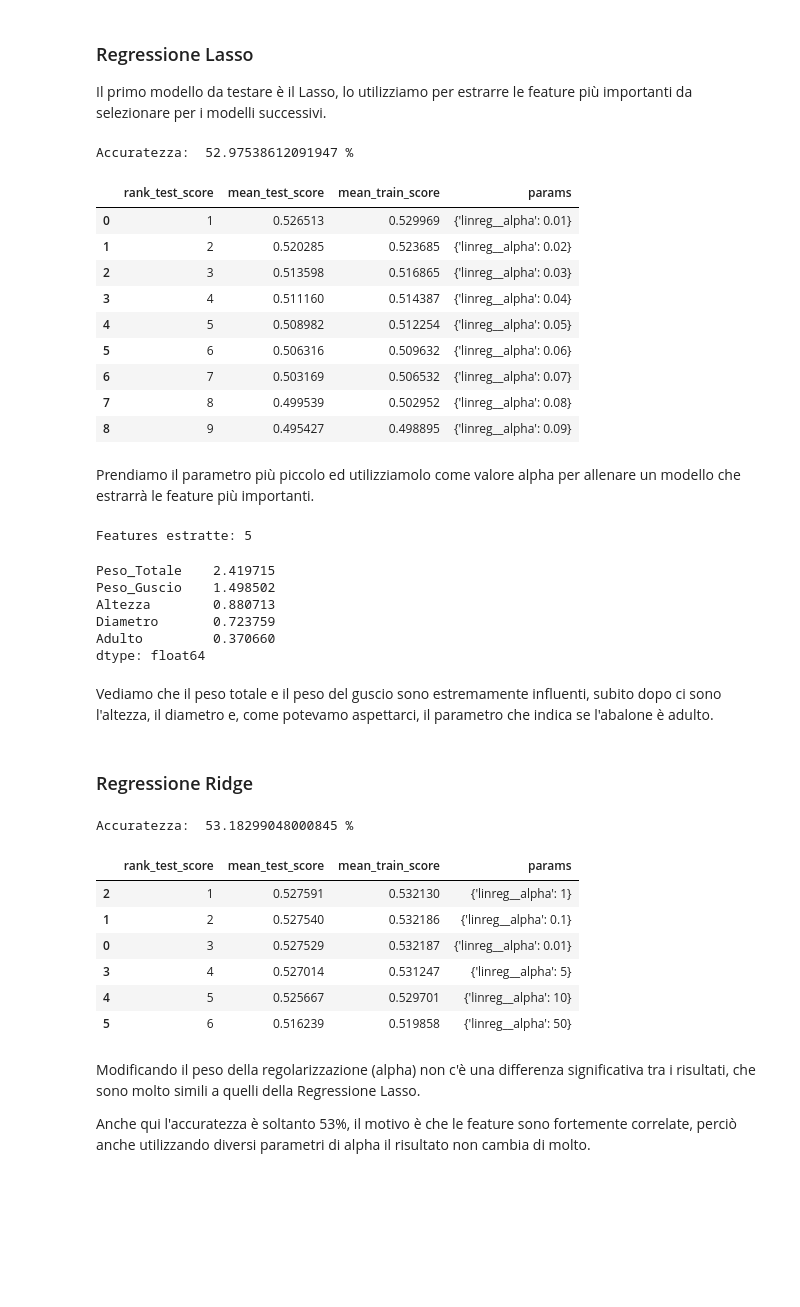
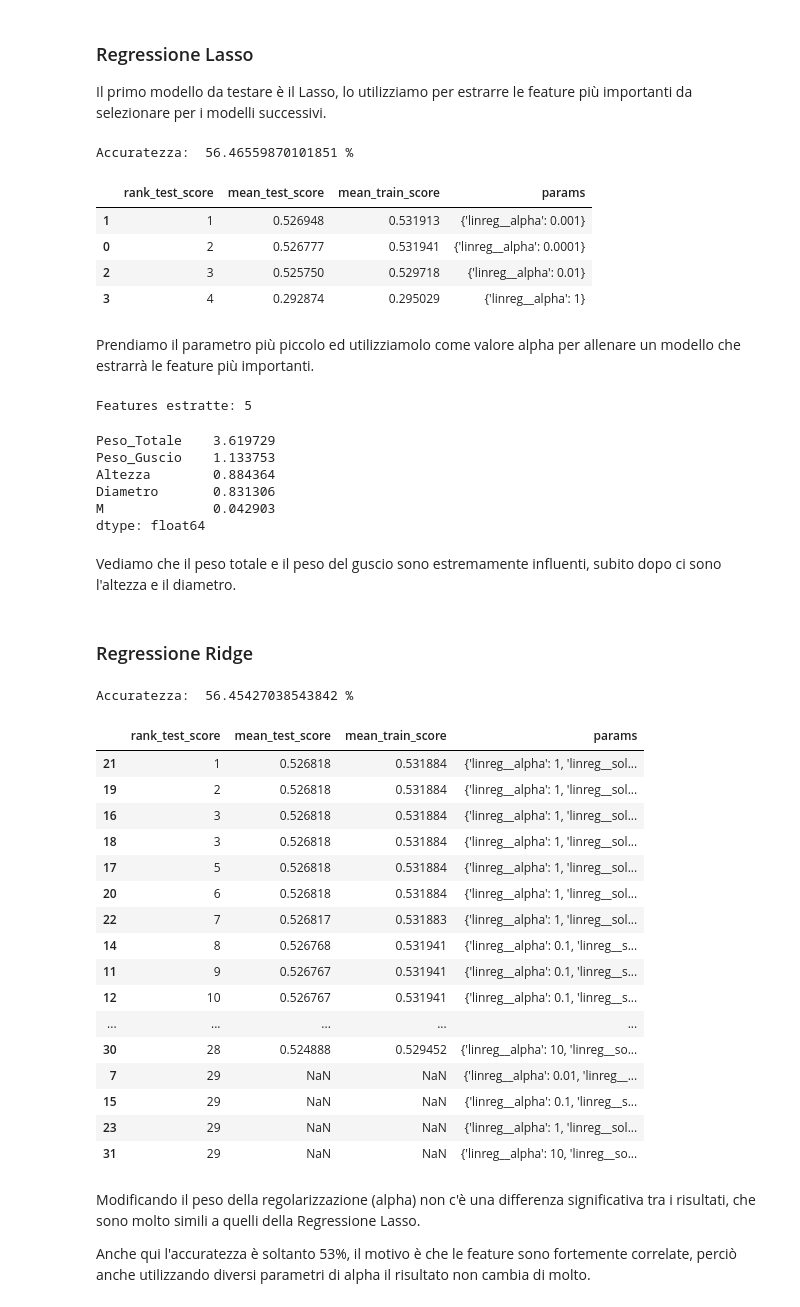
Before and after one commit to GitMatt101/AAC, a Jupyter notebook: AAC.ipynb, the cells around one changed output. Cells and saved outputs as stored; diff of their text form; code cells hidden in the pictures; blank space fills up the shorter version.

```diff
--- a/AAC.ipynb
+++ b/AAC.ipynb
@@ -276,3 +213,8 @@ abalones = abalones.loc[abalones['Peso_Viscere'] < 0.52]
 # %% [markdown]
 ## Creazione di un modello
 Cominciamo con il definire i training sets e i testing sets, utilizzando la funzione `train_test_split()` della libreria `sklearn`.
+# %%
+sex_dummy = abalones['Sesso'].str.get_dummies()
+abalones = abalones.merge(sex_dummy, left_index=True, right_index=True)
+abalones = abalones.drop(columns=['Sesso'])
+abalones.head()
@@ -279,12 +228,9 @@ Cominciamo con il definire i training sets e i testing sets, utilizzando la funz
 # %%
 from sklearn.model_selection import train_test_split
-import scipy.sparse
 
 X = abalones.drop(columns=['Anelli'])
 y = abalones['Anelli']
-X_train, X_test, y_train, y_test = train_test_split(X, y, test_size=0.33, random_state=42)
-X_train_sparse = scipy.sparse.csr_matrix(X_train.values)
-X_test_sparse = scipy.sparse.csr_matrix(X_test.values)
+X_train, X_test, y_train, y_test = train_test_split(X, y, test_size=1/3, random_state=42)
 # %%
 from sklearn.pipeline import Pipeline
 from sklearn.model_selection import GridSearchCV
@@ -302,31 +248,26 @@ model = Pipeline([
     ("linreg", Lasso())
 ])
 grid = {
-    "linreg__alpha": [x/100 for x in range(1, 10)]
+    "linreg__alpha": [0.0001, 0.001, 0.01, 1]
 }
 gs = GridSearchCV(model, param_grid=grid, return_train_score=True)
-gs.fit(X_train_sparse, y_train)
-print("Accuratezza: ", gs.score(X_train_sparse, y_train) * 100, '%')
+gs.fit(X_train, y_train)
+print("Accuratezza: ", gs.score(X_test, y_test) * 100, '%')
 sel = ["rank_test_score", "mean_test_score", "mean_train_score", "params"]
 pd.DataFrame(gs.cv_results_).sort_values("mean_test_score", ascending=False)[sel]
 # %% [output]
-Accuratezza:  52.97538612091947 %
+Accuratezza:  56.46559870101851 %
 |  | rank_test_score | mean_test_score | mean_train_score | params |
-| 0 | 1 | 0.526513 | 0.529969 | {'linreg__alpha': 0.01} |
-| 1 | 2 | 0.520285 | 0.523685 | {'linreg__alpha': 0.02} |
-| 2 | 3 | 0.513598 | 0.516865 | {'linreg__alpha': 0.03} |
-| 3 | 4 | 0.511160 | 0.514387 | {'linreg__alpha': 0.04} |
-| 4 | 5 | 0.508982 | 0.512254 | {'linreg__alpha': 0.05} |
-| 5 | 6 | 0.506316 | 0.509632 | {'linreg__alpha': 0.06} |
-| 6 | 7 | 0.503169 | 0.506532 | {'linreg__alpha': 0.07} |
-| 7 | 8 | 0.499539 | 0.502952 | {'linreg__alpha': 0.08} |
-| 8 | 9 | 0.495427 | 0.498895 | {'linreg__alpha': 0.09} |
+| 1 | 1 | 0.526948 | 0.531913 | {'linreg__alpha': 0.001} |
+| 0 | 2 | 0.526777 | 0.531941 | {'linreg__alpha': 0.0001} |
+| 2 | 3 | 0.525750 | 0.529718 | {'linreg__alpha': 0.01} |
+| 3 | 4 | 0.292874 | 0.295029 | {'linreg__alpha': 1} |
 # %% [markdown]
 Prendiamo il parametro più piccolo ed utilizziamolo come valore alpha per allenare un modello che estrarrà le feature più importanti.
 # %%
 model = Pipeline([
     ("scale",  StandardScaler(with_mean=False)),
-    ("linreg", Lasso(alpha=0.01))
+    ("linreg", Lasso(alpha=0.001))
 ])
 model.fit(X_train, y_train);
 lasso = pd.Series(model.named_steps["linreg"].coef_, X.columns)
@@ -335,38 +276,49 @@ print("Features estratte: "+ str(c))
 lasso[lasso>0].sort_values(ascending=False)
 # %% [output]
 Features estratte: 5
-Peso_Totale    2.419715
-Peso_Guscio    1.498502
-Altezza        0.880713
-Diametro       0.723759
-Adulto         0.370660
+Peso_Totale    3.619729
+Peso_Guscio    1.133753
+Altezza        0.884364
+Diametro       0.831306
+M              0.042903
 dtype: float64
 # %% [markdown]
-Vediamo che il peso totale e il peso del guscio sono estremamente influenti, subito dopo ci sono l'altezza, il diametro e, come potevamo aspettarci, il parametro che indica se l'abalone è adulto.
+Vediamo che il peso totale e il peso del guscio sono estremamente influenti, subito dopo ci sono l'altezza e il diametro.
 # %% [markdown]
 ### Regressione Ridge
 # %%
 from sklearn.linear_model import Ridge
 model = Pipeline([
     ("scale",  StandardScaler(with_mean=False)),
     ("linreg", Ridge())
 ])
 grid = {
-    "linreg__alpha": [0.01, 0.1, 1, 5, 10, 50]
+    "linreg__solver": ['auto', 'svd', 'cholesky', 'lsqr', 'sparse_cg', 'sag', 'saga', 'lbfgs'],
+    "linreg__alpha": [0.01, 0.1, 1, 10]
 }
 gs = GridSearchCV(model, param_grid=grid, cv=5, return_train_score=True)
-gs.fit(X_train_sparse, y_train)
-print("Accuratezza: ", gs.score(X_train_sparse, y_train) * 100, '%')
+gs.fit(X_train, y_train)
+print("Accuratezza: ", gs.score(X_test, y_test) * 100, '%')
 pd.DataFrame(gs.cv_results_).sort_values("mean_test_score", ascending=False)[sel]
 # %% [output]
-Accuratezza:  53.18299048000845 %
+Accuratezza:  56.45427038543842 %
 |  | rank_test_score | mean_test_score | mean_train_score | params |
-| 2 | 1 | 0.527591 | 0.532130 | {'linreg__alpha': 1} |
-| 1 | 2 | 0.527540 | 0.532186 | {'linreg__alpha': 0.1} |
-| 0 | 3 | 0.527529 | 0.532187 | {'linreg__alpha': 0.01} |
-| 3 | 4 | 0.527014 | 0.531247 | {'linreg__alpha': 5} |
-| 4 | 5 | 0.525667 | 0.529701 | {'linreg__alpha': 10} |
-| 5 | 6 | 0.516239 | 0.519858 | {'linreg__alpha': 50} |
+| 21 | 1 | 0.526818 | 0.531884 | {'linreg__alpha': 1, 'linreg__sol... |
+| 19 | 2 | 0.526818 | 0.531884 | {'linreg__alpha': 1, 'linreg__sol... |
+| 16 | 3 | 0.526818 | 0.531884 | {'linreg__alpha': 1, 'linreg__sol... |
+| 18 | 3 | 0.526818 | 0.531884 | {'linreg__alpha': 1, 'linreg__sol... |
+| 17 | 5 | 0.526818 | 0.531884 | {'linreg__alpha': 1, 'linreg__sol... |
+| 20 | 6 | 0.526818 | 0.531884 | {'linreg__alpha': 1, 'linreg__sol... |
+| 22 | 7 | 0.526817 | 0.531883 | {'linreg__alpha': 1, 'linreg__sol... |
+| 14 | 8 | 0.526768 | 0.531941 | {'linreg__alpha': 0.1, 'linreg__s... |
+| 11 | 9 | 0.526767 | 0.531941 | {'linreg__alpha': 0.1, 'linreg__s... |
+| 12 | 10 | 0.526767 | 0.531941 | {'linreg__alpha': 0.1, 'linreg__s... |
+| ... | ... | ... | ... | ... |
+| 30 | 28 | 0.524888 | 0.529452 | {'linreg__alpha': 10, 'linreg__so... |
+| 7 | 29 | NaN | NaN | {'linreg__alpha': 0.01, 'linreg__... |
+| 15 | 29 | NaN | NaN | {'linreg__alpha': 0.1, 'linreg__s... |
+| 23 | 29 | NaN | NaN | {'linreg__alpha': 1, 'linreg__sol... |
+| 31 | 29 | NaN | NaN | {'linreg__alpha': 10, 'linreg__so... |
 # %% [markdown]
 Modificando il peso della regolarizzazione (alpha) non c'è una differenza significativa tra i risultati, che sono molto simili a quelli della Regressione Lasso.
 
```
Also changed, not shown: parts of 17 cells of this notebook.
